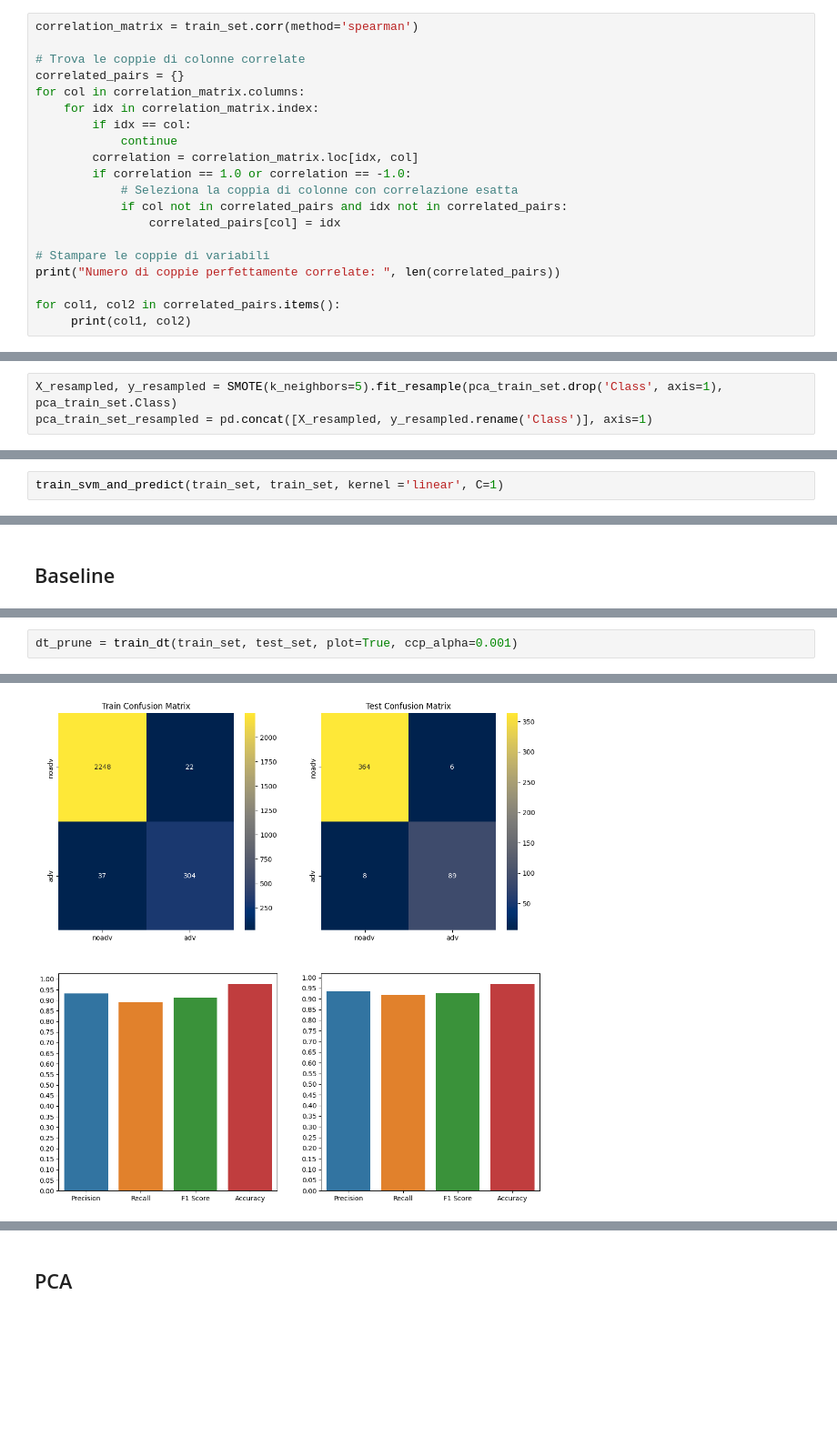
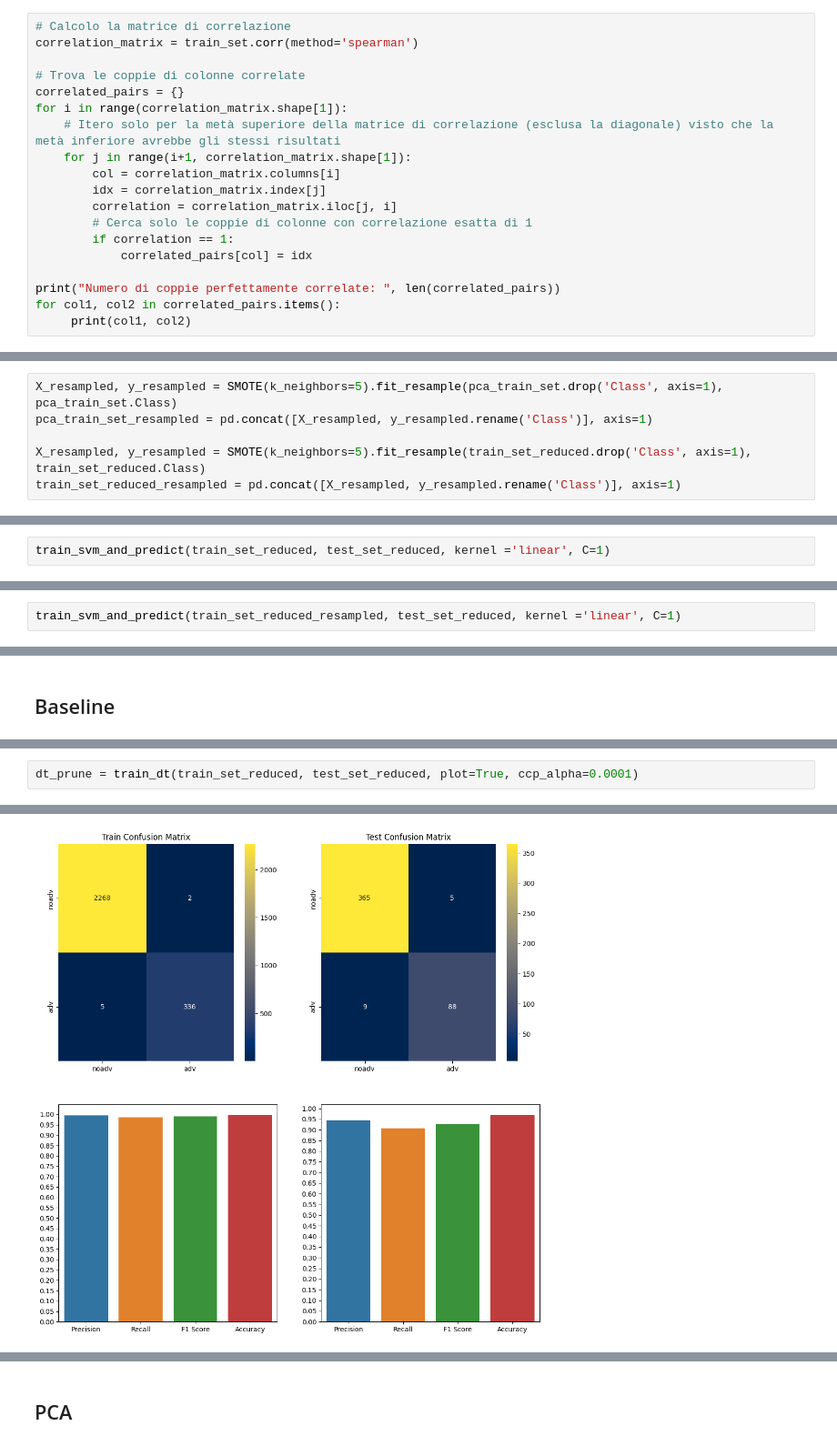
Before and after one commit to wredan/fad-project, a Jupyter notebook: notebook.ipynb, the cells around one changed output, grey strips where cells are left out. Shown at 91% size. Saved outputs shown, nothing was run; the diff lists cells and outputs as text; blank space fills up the shorter version.

```diff
--- a/notebook.ipynb
+++ b/notebook.ipynb
@@ -434,23 +438,22 @@ Si è sperimentato nelle sezioni successive che la presenza di multicollinearit
 
 Si analizza dunque la presenza di perfetta multicollinearità nel dataset.
 # %%
+# Calcolo la matrice di correlazione
 correlation_matrix = train_set.corr(method='spearman')
 
 # Trova le coppie di colonne correlate
 correlated_pairs = {}
-for col in correlation_matrix.columns:
-    for idx in correlation_matrix.index:
-        if idx == col:
-            continue
-        correlation = correlation_matrix.loc[idx, col]
-        if correlation == 1.0 or correlation == -1.0:
-            # Seleziona la coppia di colonne con correlazione esatta
-            if col not in correlated_pairs and idx not in correlated_pairs:
-                correlated_pairs[col] = idx
+for i in range(correlation_matrix.shape[1]):
+    # Itero solo per la metà superiore della matrice di correlazione (esclusa la diagonale) visto che la metà inferiore avrebbe gli stessi risultati
+    for j in range(i+1, correlation_matrix.shape[1]):
+        col = correlation_matrix.columns[i]
+        idx = correlation_matrix.index[j]
+        correlation = correlation_matrix.iloc[j, i]
+        # Cerca solo le coppie di colonne con correlazione esatta di 1
+        if correlation == 1:
+            correlated_pairs[col] = idx
 
-# Stampare le coppie di variabili
 print("Numero di coppie perfettamente correlate: ", len(correlated_pairs))
-
 for col1, col2 in correlated_pairs.items():
      print(col1, col2)
 # %% [output]
@@ -848,6 +860,9 @@ Nel training set la situazione è cambiata, la precision è scesa, la recall è
 # %%
 X_resampled, y_resampled = SMOTE(k_neighbors=5).fit_resample(pca_train_set.drop('Class', axis=1), pca_train_set.Class)
 pca_train_set_resampled = pd.concat([X_resampled, y_resampled.rename('Class')], axis=1)
+
+X_resampled, y_resampled = SMOTE(k_neighbors=5).fit_resample(train_set_reduced.drop('Class', axis=1), train_set_reduced.Class)
+train_set_reduced_resampled = pd.concat([X_resampled, y_resampled.rename('Class')], axis=1)
 # %%
 pca_train_set_resampled.Class.value_counts()
 # %% [output]
@@ -970,4 +987,4 @@ Fitting 5 folds for each of 4 candidates, totalling 20 fits
 {'C': 1, 'kernel': 'linear'}
 # %%
-train_svm_and_predict(train_set, train_set, kernel ='linear', C=1)
+train_svm_and_predict(train_set_reduced, test_set_reduced, kernel ='linear', C=1)
 # %% [output]
@@ -978,0 +996,2 @@ Si è ottenuto un buon risultato sul test set. Si noti come nonostante il datase
+# %%
+train_svm_and_predict(train_set_reduced_resampled, test_set_reduced, kernel ='linear', C=1)
@@ -1094,5 +1111,5 @@ gr_dt_prune.best_params_
 # %% [output]
 {'ccp_alpha': 0.0001}
 # %%
-dt_prune = train_dt(train_set, test_set, plot=True, ccp_alpha=0.001)
+dt_prune = train_dt(train_set_reduced, test_set_reduced, plot=True, ccp_alpha=0.0001)
 # %% [output]
@@ -1101,3 +1118,3 @@ Train Accuracy:  0.9774032937571812
 Test Accuracy:  0.9700214132762313
-[figure, old version]
+[figure, new version]
 # %% [markdown]
```
Also changed, not shown: parts of 30 cells of this notebook.
